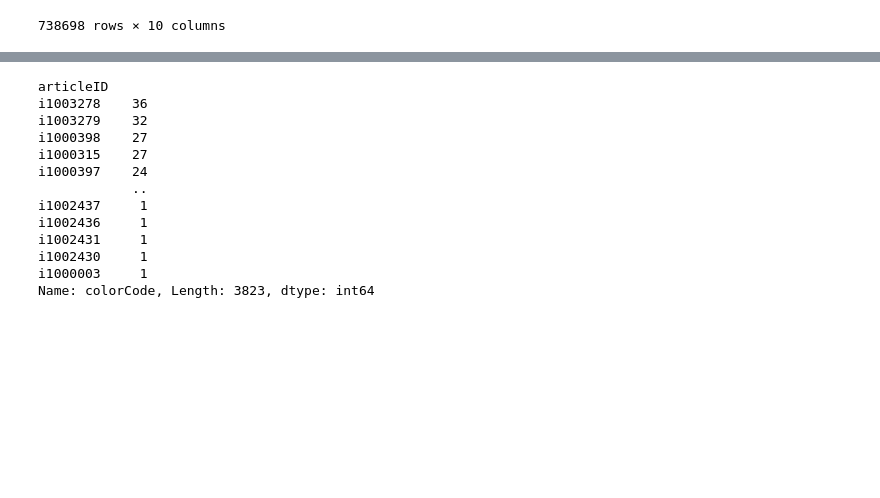
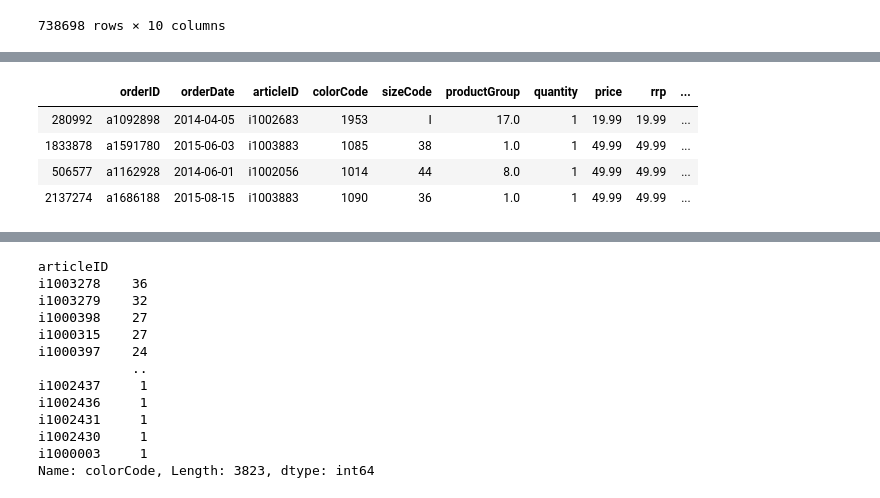
Before and after one commit to MichalWlodkowski/Data_Cup_2016, a Jupyter notebook: DataCup_returns.ipynb, the cells around one changed output, grey strips where cells are left out. Drawn from its saved outputs; the diff is of its cells as text; code cells hidden in the pictures; blank space fills up the shorter version.

```diff
--- a/DataCup_returns.ipynb
+++ b/DataCup_returns.ipynb
@@ -157,2 +172,10 @@ train.groupby('orderID').agg({'articleID':'nunique','productGroup':'nunique',\
+# %%
+train.sample(4)
+# %% [output]
+|  | orderID | orderDate | articleID | colorCode | sizeCode | productGroup | quantity | price | rrp | ... |
+| 280992 | a1092898 | 2014-04-05 | i1002683 | 1953 | I | 17.0 | 1 | 19.99 | 19.99 | ... |
+| 1833878 | a1591780 | 2015-06-03 | i1003883 | 1085 | 38 | 1.0 | 1 | 49.99 | 49.99 | ... |
+| 506577 | a1162928 | 2014-06-01 | i1002056 | 1014 | 44 | 8.0 | 1 | 49.99 | 49.99 | ... |
+| 2137274 | a1686188 | 2015-08-15 | i1003883 | 1090 | 36 | 1.0 | 1 | 49.99 | 49.99 | ... |
 # %%
 # product data
```
Also changed, not shown: parts of 6 cells of this notebook.
